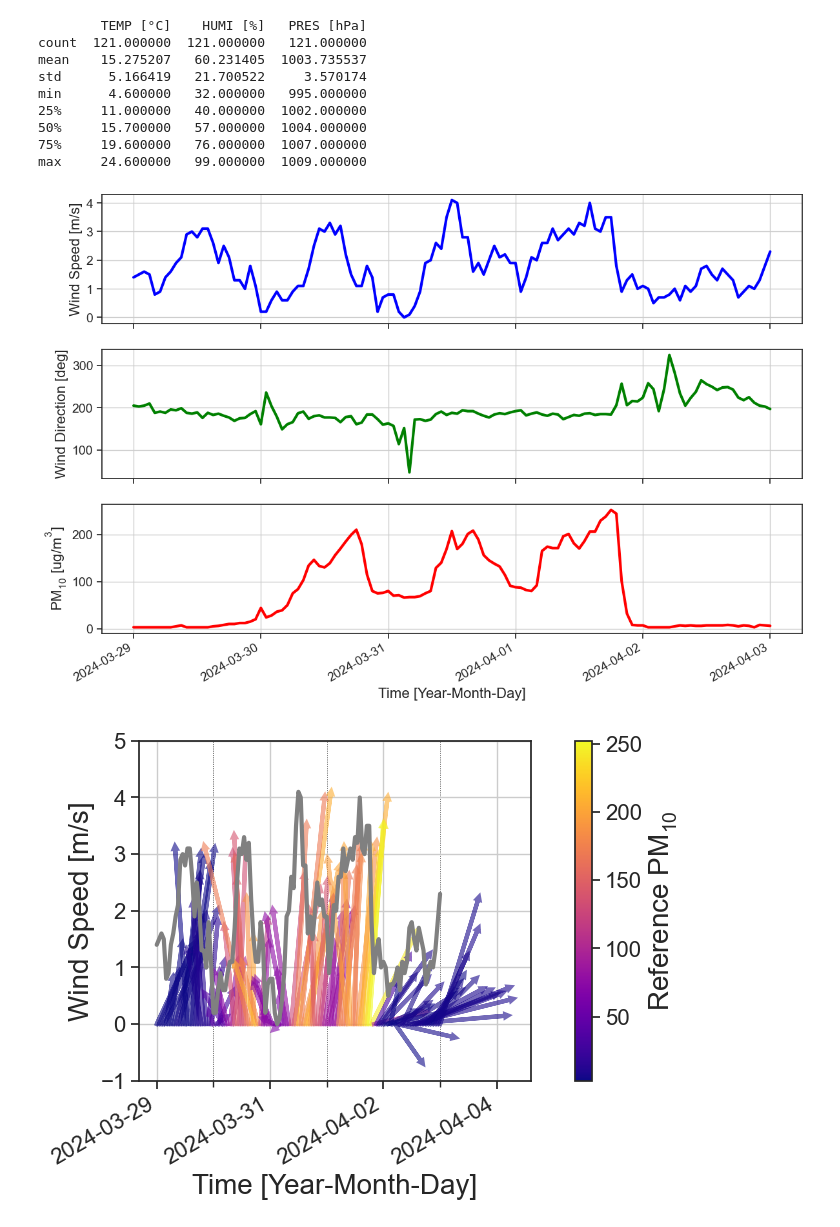
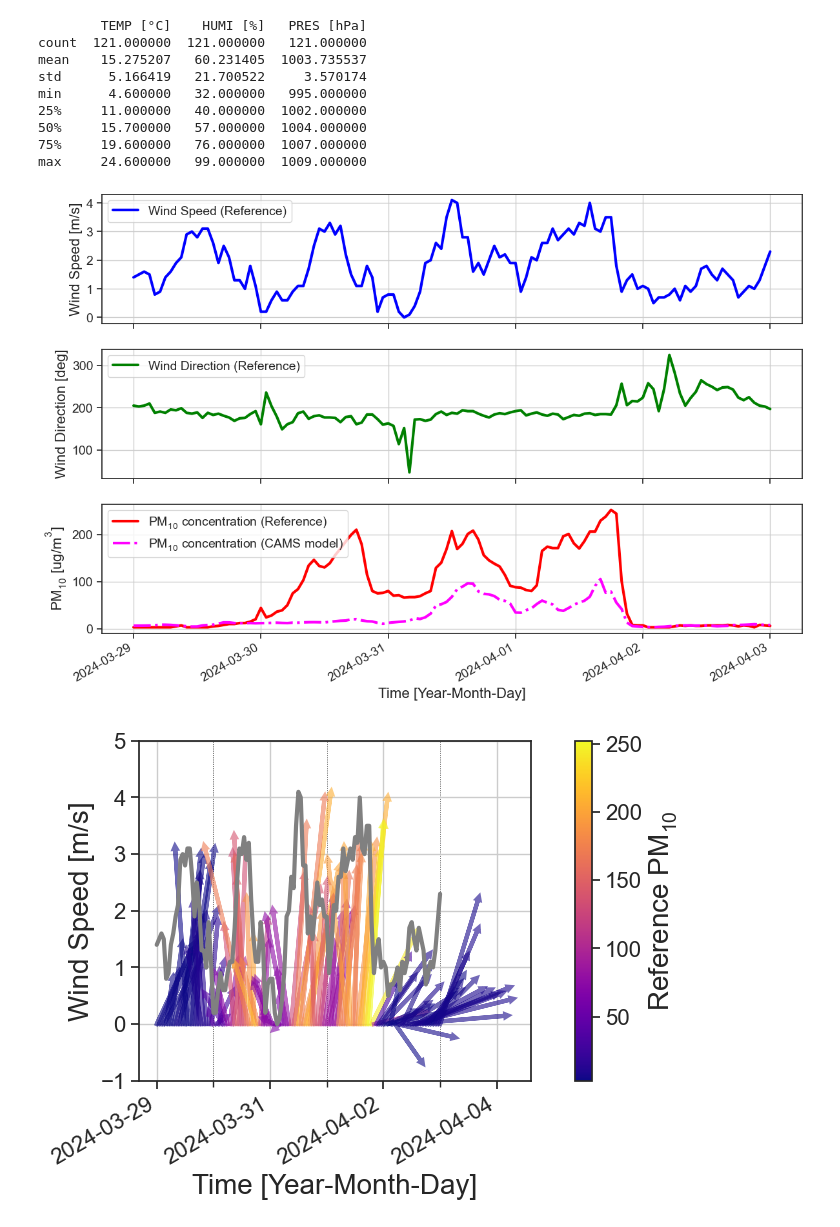
Before and after one commit to vn-hub/kolok_winter, a Jupyter notebook: Smog2_Episode.ipynb, the cells around one changed output. Cells and saved outputs as stored; diff of their text form; code cells hidden in the pictures.

Commit message:
Updated Smog Figures

```diff
--- a/Smog2_Episode.ipynb
+++ b/Smog2_Episode.ipynb
@@ -189,3 +189,20 @@ NO [ug/m3]                  float64
 NO2 [ug/m3]                 float64
 CO [ug/m3]                  float64
 dtype: object
+# %%
+df_cams = pd.DataFrame()
+
+df_cams = pd.read_csv('gmt_data/Nov-Apr_gmt_CAMS-EUR.csv', sep=';')
+#df_cams = pd.read_csv('gmt_data/Mar-Jul_gmt_CAMS-EUR.csv', sep=';')
+
+df_cams['GMT'] = pd.to_datetime(df_ref['GMT'])
+
+#Synchronizing the datatypes of "Time" in the datasets
+df_cams['GMT'] = df_cams['GMT'].dt.tz_convert('UTC')
+
+# Dropping the extra columns (including the pressure - that makes a negligible difference)
+df_cams = df_cams.drop(["gmt"], axis=1)
+
+#df_ref.head()
+#print(df_ref.describe())
+print(df_cams.dtypes)
@@ -192,6 +221,7 @@ dtype: object
 # %%
 # Merge the two DataFrames on the 'Time' column
 df = pd.merge(df_lcs, df_ref, on='GMT')
+df = pd.merge(df, df_cams, on='GMT')
 # Sorting the values by the "Time" attribute
 df.sort_values(by="GMT")
 # Check the correlation between 'CO' and 'CO [µg/m3]'
@@ -237,36 +267,40 @@ max     24.600000   99.000000  1009.000000
 # %%
 import matplotlib.pyplot as plt
 import matplotlib.dates as mdates
 
 fig, (ax1, ax2, ax3) = plt.subplots(3, 1, figsize=(14, 10), sharex=True)
 
 # Plot wind speed
-ax1.plot(df['GMT'], df['WSPE [m/s]'], color='blue', label='Wind Speed', linewidth=3)
+ax1.plot(df['GMT'], df['WSPE [m/s]'], color='blue', label='Wind Speed (Reference)', linewidth=3)
 ax1.set_ylabel('Wind Speed [m/s]', fontsize=16)
 ax1.tick_params(axis='both', which='major', labelsize=14)
+ax1.legend(loc='upper left', bbox_to_anchor=(0., 1.0), ncol=1, fontsize=14)
 ax1.grid(True)
 
 # Plot wind direction
-ax2.plot(df['GMT'], df['WDIR [deg]'], color='green', label='Wind Direction', linewidth=3)
+ax2.plot(df['GMT'], df['WDIR [deg]'], color='green', label='Wind Direction (Reference)', linewidth=3)
 ax2.set_ylabel('Wind Direction [deg]', fontsize=16)
 ax2.tick_params(axis='both', which='major', labelsize=14)
+ax2.legend(loc='upper left', bbox_to_anchor=(0., 1.0), ncol=1, fontsize=14)
 ax2.grid(True)
 
 # Plot PM10 concentration
-ax3.plot(df['GMT'], df['PM10 [ug/m3]'], color='red', label='PM$_{10}$ Concentration', linewidth=3)
+ax3.plot(df['GMT'], df['PM10 [ug/m3]'], color='red', label='PM$_{10}$ concentration (Reference)', linewidth=3)
+ax3.plot(df['GMT'], df['pm10 (μg/m³)'], color='magenta', linestyle="dashdot", label='$PM_{10}$ concentration (CAMS model)', linewidth=3)
 ax3.set_ylabel('PM$_{10}$ [ug/m$^3$]', fontsize=16)
 ax3.set_xlabel('Time [Year-Month-Day]', fontsize=16)
 ax3.tick_params(axis='both', which='major', labelsize=14)
+ax3.legend(loc='upper left', bbox_to_anchor=(0., 1.0), ncol=1, fontsize=14)
 ax3.grid(True)
 
 # Format x-axis to show timestamps
 ax3.xaxis.set_major_locator(mdates.DayLocator(interval=1))
 ax3.xaxis.set_major_formatter(mdates.DateFormatter('%Y-%m-%d'))
 fig.autofmt_xdate()
 
 plt.show()
 # %% [output]
-[figure, old version]
+[figure, new version]
 # %%
 import matplotlib.dates as mdates
 
```
Also changed, not shown: parts of 2 cells of this notebook, 2 other files.
